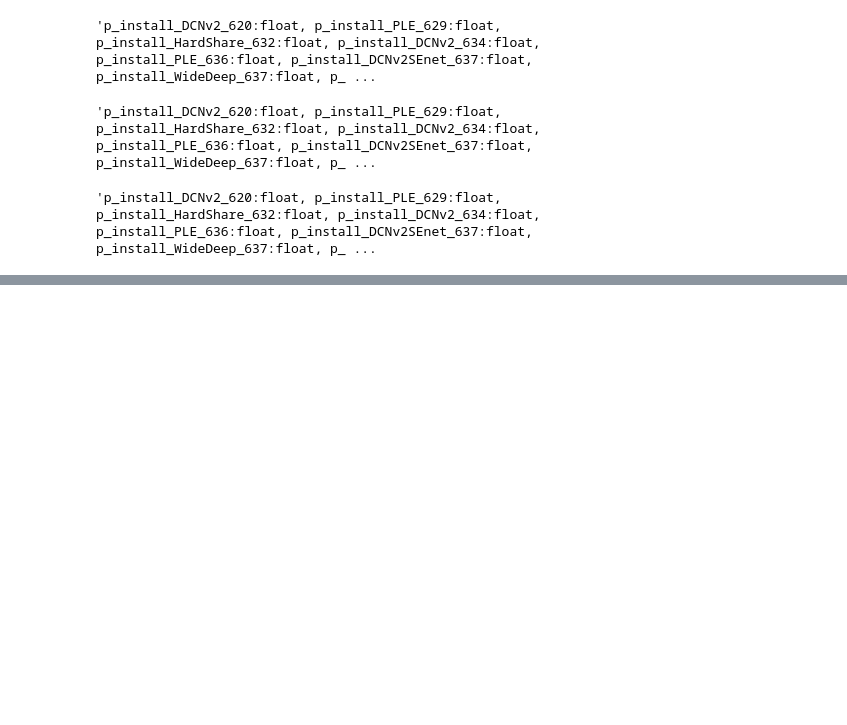
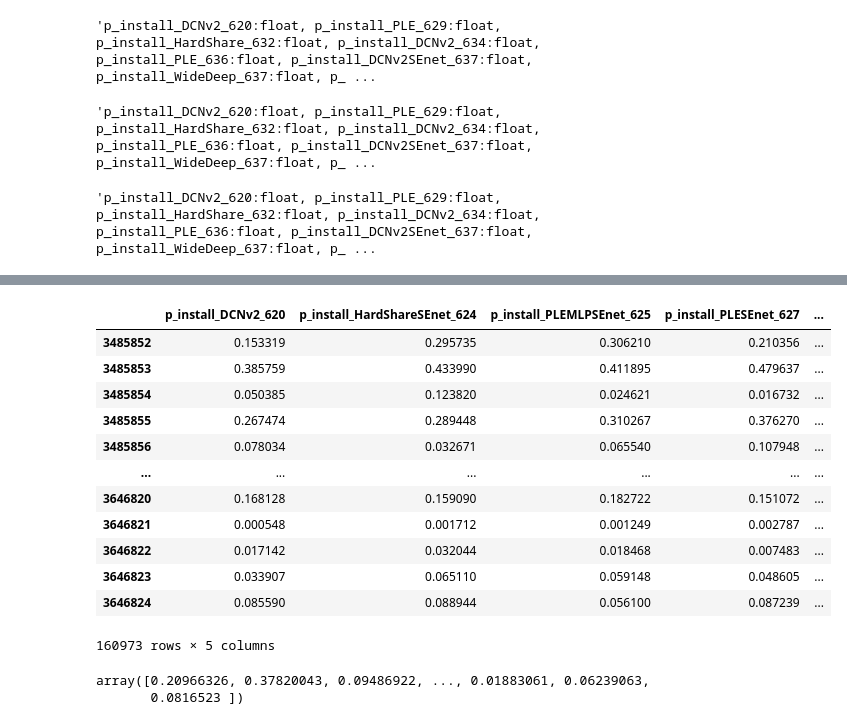
Before and after one commit to pepsi2222/RecSys-Challenge-23, a Jupyter notebook: ensemble/ensemble1.ipynb, the cells around one changed output, grey strips where cells are left out. Saved outputs shown, nothing was run; the diff lists cells and outputs as text; code cells hidden in the pictures; blank space fills up the shorter version.

```diff
--- a/ensemble/ensemble1.ipynb
+++ b/ensemble/ensemble1.ipynb
@@ -418,0 +478,5 @@ final_install[rc_640 + ['is_installed']].to_csv('/root/autodl-tmp/xingmei/RecSys
+# %%
+wxm_1401_1.rename(columns={'p_install_PLEMLP_638':'p_install_PLEMLP_63800'}, inplace=True)
+# %%
+new_install = pd.concat([final_install, wxm_1401_1, wyk_3090_1], axis=1)
+new_install.columns
@@ -418,0 +560,2 @@ final_install[rc_640 + ['is_installed']].to_csv('/root/autodl-tmp/xingmei/RecSys
+# %%
+new_install = new_install[nc]
@@ -418,0 +1124,21 @@ final_install[rc_640 + ['is_installed']].to_csv('/root/autodl-tmp/xingmei/RecSys
+# %%
+nc_630_new = ['p_install_DCNv2_620',
+    'p_install_HardShareSEnet_624',
+    'p_install_PLEMLPSEnet_625',
+    'p_install_PLESEnet_627',
+    'p_install_PLE_629', ]
+tmp = new_install[nc_630_new][-160973:].copy()
+tmp.reset_index(drop=True, inplace=True)
+tmp = pd.concat([tmp, pd.DataFrame({
+    'avg_635_round_wo_minmax':avg_635_round_wo_minmax,
+    'avg_nice_635_wo_minmax':avg_nice_635_wo_minmax,
+
+    'avg_nice_645_1_wo_minmax2':avg_nice_645_1_wo_minmax2,
+    'avg_bad_635_1_wo_minmax':avg_bad_635_1_wo_minmax,
+    'avg_nice_635_2_wo_minmax':avg_nice_635_2_wo_minmax
+    })], axis=1)
+pd.DataFrame({
+    'RowId': pd.read_csv('/root/autodl-tmp/yankai/data/data/tst_rowid.csv')['f_0'].to_list(),
+    'is_clicked': 0,
+    'is_installed': tmp.mean(axis=1)
+}).to_csv(f'../predictions/avg_630_newww_wo_minmax2.csv', sep='\t', index=False)
@@ -418,0 +1241,16 @@ final_install[rc_640 + ['is_installed']].to_csv('/root/autodl-tmp/xingmei/RecSys
+# %%
+new_install[nc_630_new][-160973:].copy()
+# %% [output]
+|  | p_install_DCNv2_620 | p_install_HardShareSEnet_624 | p_install_PLEMLPSEnet_625 | p_install_PLESEnet_627 | ... |
+| 3485852 | 0.153319 | 0.295735 | 0.306210 | 0.210356 | ... |
+| 3485853 | 0.385759 | 0.433990 | 0.411895 | 0.479637 | ... |
+| 3485854 | 0.050385 | 0.123820 | 0.024621 | 0.016732 | ... |
+| 3485855 | 0.267474 | 0.289448 | 0.310267 | 0.376270 | ... |
+| 3485856 | 0.078034 | 0.032671 | 0.065540 | 0.107948 | ... |
+| ... | ... | ... | ... | ... | ... |
+| 3646820 | 0.168128 | 0.159090 | 0.182722 | 0.151072 | ... |
+| 3646821 | 0.000548 | 0.001712 | 0.001249 | 0.002787 | ... |
+| 3646822 | 0.017142 | 0.032044 | 0.018468 | 0.007483 | ... |
+| 3646823 | 0.033907 | 0.065110 | 0.059148 | 0.048605 | ... |
+| 3646824 | 0.085590 | 0.088944 | 0.056100 | 0.087239 | ... |
+160973 rows × 5 columns
@@ -418,0 +1276,5 @@ final_install[rc_640 + ['is_installed']].to_csv('/root/autodl-tmp/xingmei/RecSys
+# %%
+avg_620ss_wo2
+# %% [output]
+array([0.20966326, 0.37820043, 0.09486922, ..., 0.01883061, 0.06239063,
+       0.0816523 ])
```
Also changed, not shown: parts of 67 cells of this notebook, 10 other files.
